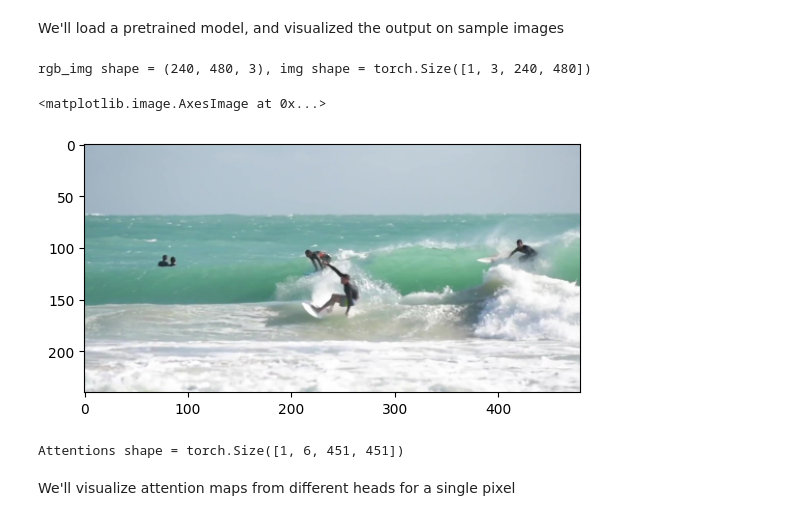
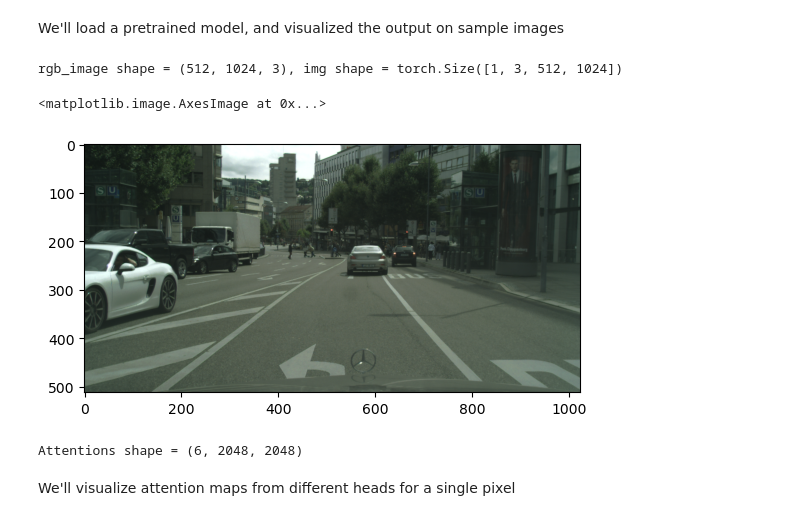
Before and after one commit to suryajayaraman/dl_blogs, a Jupyter notebook: VIT_101/notebooks/vision-transformer-vanilla.ipynb, the cells around one changed output. Saved outputs shown, nothing was run; the diff lists cells and outputs as text; code cells hidden in the pictures.

Commit message:
fixed visualization

```diff
--- a/VIT_101/notebooks/vision-transformer-vanilla.ipynb
+++ b/VIT_101/notebooks/vision-transformer-vanilla.ipynb
@@ -288,10 +287,10 @@ transform = pth_transforms.Compose([
 
 
 def preprocess_image(image_path, patch_size, reshape_size=None):
-    rgb_img = cv2.cvtColor(cv2.imread(image_path), cv2.COLOR_BGR2RGB)
+    rgb_image = cv2.cvtColor(cv2.imread(image_path), cv2.COLOR_BGR2RGB)
     if reshape_size is not None:
-        rgb_img = cv2.resize(rgb_img, reshape_size, interpolation=cv2.INTER_LINEAR)
-    img = transform(rgb_img)
+        rgb_image = cv2.resize(rgb_image, reshape_size, interpolation=cv2.INTER_LINEAR)
+    img = transform(rgb_image)
     _, image_height, image_width = img.shape
 
     # make the image divisible by the patch size
@@ -300,32 +299,29 @@ def preprocess_image(image_path, patch_size, reshape_size=None):
 
     w_featmap = img.shape[-1] // patch_size
     h_featmap = img.shape[-2] // patch_size
-    return rgb_img, img, w_featmap, h_featmap
+    return rgb_image, img, w_featmap, h_featmap
-# %%
-# test_img_path = 'stuttgart_00_000000_000001.png'
-# test_img_path = '/kaggle/input/davis-2019-dataset/DAVIS-2017-Unsupervised-trainval-480p/DAVIS/JPEGImages/car-roundabout/00000.jpg'
-# test_img_path = '/kaggle/input/vit-backbones/test_image.jpg'
-test_img_path = '/kaggle/input/davis-2019-dataset/DAVIS-2017-Unsupervised-trainval-480p/DAVIS/JPEGImages/miami-surf/00000.jpg'
-rgb_img, img, w_featmap, h_featmap = preprocess_image(test_img_path, patch_size=patch_size, reshape_size=(480, 240))
-print(f"rgb_img shape = {rgb_img.shape}, img shape = {img.shape}")
-# %% [output]
-rgb_img shape = (240, 480, 3), img shape = torch.Size([1, 3, 240, 480])
+# %%
+test_img_path = '/home/surya/Downloads/stuttgart_00_000000_000001.png'
+rgb_image, img, w_featmap, h_featmap = preprocess_image(test_img_path, patch_size=patch_size) #  reshape_size=(512, 256)
+print(f"rgb_image shape = {rgb_image.shape}, img shape = {img.shape}")
+# %% [output]
+rgb_image shape = (512, 1024, 3), img shape = torch.Size([1, 3, 512, 1024])
 # %%
+%matplotlib inline
 import matplotlib.pyplot as plt
-plt.imshow(rgb_img)
+plt.imshow(rgb_image)
 # %% [output]
 <matplotlib.image.AxesImage at 0x...>
-[figure, old version]
+[figure, new version]
 # %%
 # get last stage attention
 with torch.no_grad():
     img = img.to(device)
     _, attentions = vit(img)
 
-# nh = number of heads
-nh = attentions.shape[1]
+attentions = attentions.cpu().detach().numpy()[0, :, 1:, 1:]
 print(f"Attentions shape = {attentions.shape}")
 # %% [output]
-Attentions shape = torch.Size([1, 6, 451, 451])
+Attentions shape = (6, 2048, 2048)
 # %% [markdown]
 We'll visualize attention maps from different heads for a single pixel
```
Also changed, not shown: parts of 11 cells of this notebook.
